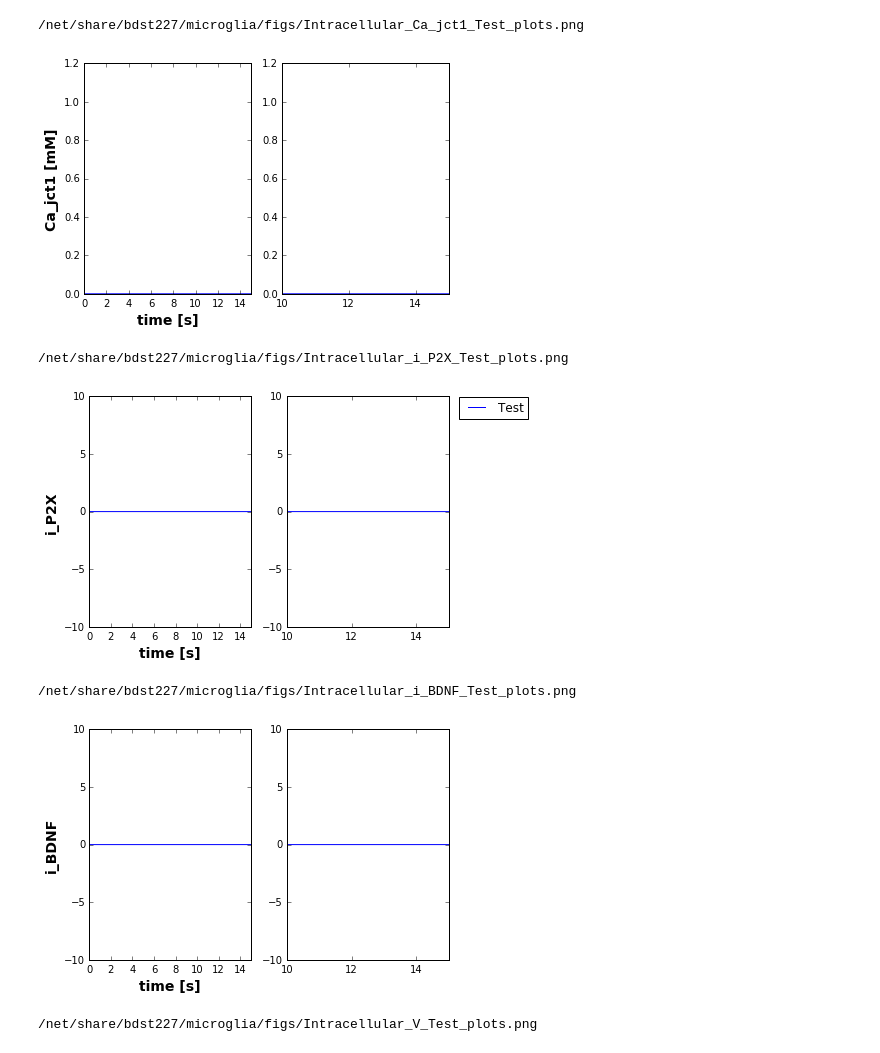
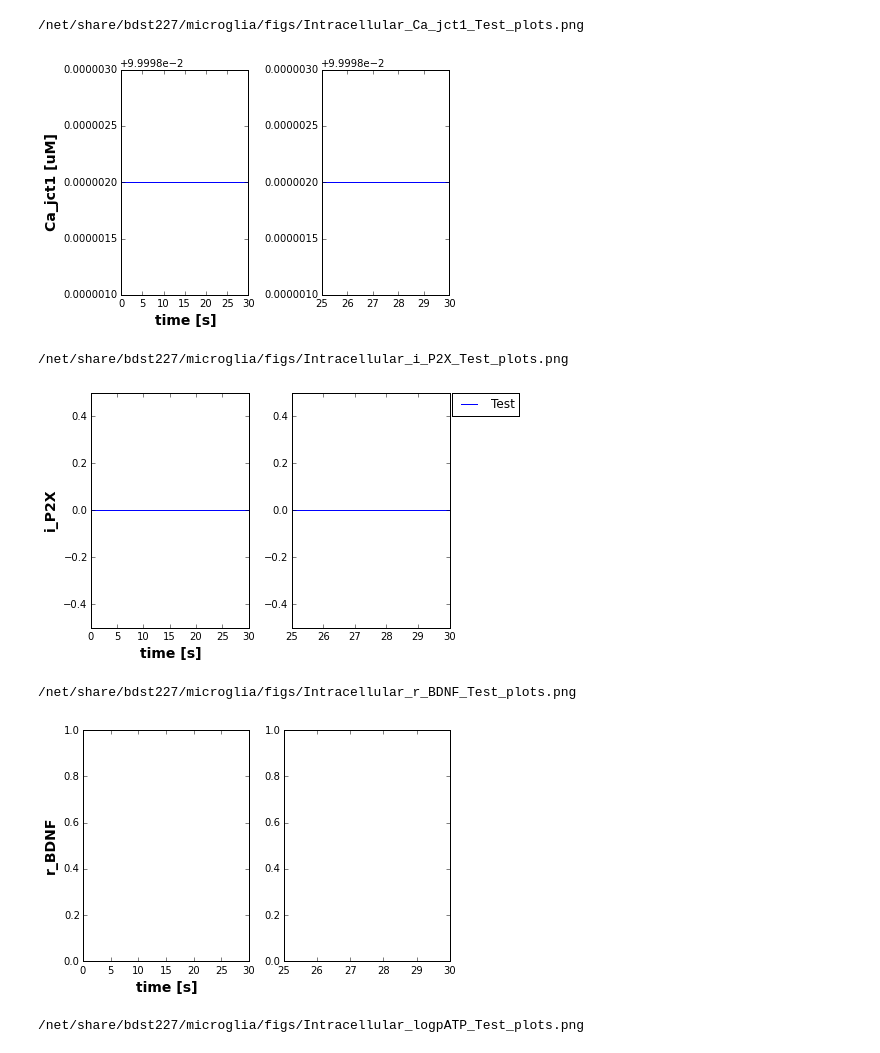
Before and after one commit to huskeypm/microglia, a Jupyter notebook: microgliaModel_daisychain.ipynb, the cells around one changed output. Drawn from its saved outputs; the diff is of its cells as text; code cells hidden in the pictures.

Commit message:
Various starting points of the ODE model.

```diff
--- a/microgliaModel_daisychain.ipynb
+++ b/microgliaModel_daisychain.ipynb
@@ -39,0 +108,12 @@ Reading /home/AD/bdst227/ipython/ipython-notebooks/microglia/test_cat.pkl
+# %%
+root = "/net/share/bdst227/microglia/microglia_Simulations_Data/"
+doReload=True
+
+if doReload:
+
+    caseTest = empty()
+    cases["Test"] = caseTest
+    caseTest.caseName = "test_Starting_point_1_cat"
+    caseTest.name = root+caseTest.caseName+".pkl"
+
+ao.LoadPickles(cases,noOverwrite=True)
@@ -39,0 +212,19 @@ Reading /home/AD/bdst227/ipython/ipython-notebooks/microglia/test_cat.pkl
+# %%
+states = ["logpATP","Ca_jct1","i_P2X","r_BDNF"]
+datas = [caseTest.data,caseTest2.data,caseTest3.data]
+colors = ["b","k","r"]
+xlabel = "time [s]"
+ylabels = ["logpATP [M]","Ca_jct1 [uM]","i_P2X [pA/pF]","r_BDNF"]
+legends = ["Test","Test2","Test3"]
+time_range = [25.0e3,30.0e3]
+time_range_array = np.asarray(time_range)
+Full_image_xlim = [0,30]
+Zoomed_image_xlim = time_range_array * ms_to_s
+unit_scalers = [[1.0],[1.0e3],[1.0e3],[1.0e3]]
+plots_ylim = [[-6.5,-2.5],[-10.0,300.0],[-1.2,0.1],[-0.2,1.0]]
+legendPlacer = "Ca_jct1"
+legendMover1 = 2.75
+legendMover2 = 1.025
+for i,state in enumerate(states):
+    ao.Plot_Pickle_Data(rootOutput,datas,state,colors,xlabel,ylabels[i],Full_image_xlim,Zoomed_image_xlim,
+                        plots_ylim[i],unit_scalers[i],legends,legendMover1,legendMover2,legendPlacer)
@@ -40,27 +240,27 @@ Reading /home/AD/bdst227/ipython/ipython-notebooks/microglia/test_cat.pkl
 # %%
-states = ["Ca_jct1","i_P2X","i_BDNF","V"]
+states = ["Ca_jct1","i_P2X","r_BDNF","logpATP"]
 datas = [caseTest.data]
-colors = ["b","b--","k","k--"]
+colors = ["b","k"]
 xlabel = "time [s]"
-ylabels = ["Ca_jct1 [mM]","i_P2X","i_BDNF","V [mV]"]
+ylabels = ["Ca_jct1 [uM]","i_P2X","r_BDNF","logpATP"]
 legends = ["Test"]
-time_range = [10.0e3,15.0e3]
+time_range = [25.0e3,30.0e3]
 time_range_array = np.asarray(time_range)
-Full_image_xlim = [0,15]
+Full_image_xlim = [0,30]
 Zoomed_image_xlim = time_range_array * ms_to_s
-unit_scalers = [[1.0],[1.0],[1.0],[1.0],[1.0]]
-plots_ylim = [[0,1.2],[-10,10],[-10,10],[-90,30]]
+unit_scalers = [[1.0e3],[1.0e3],[1.0e3],[1.0]]
+plots_ylim = [[0.099999,0.100001],[-0.5,0.5],[0.0,1.0],[-7.0,-3.0]]
 legendPlacer = "i_P2X"
 legendMover1 = 2.75
 legendMover2 = 1.025
 for i,state in enumerate(states):
     ao.Plot_Pickle_Data(rootOutput,datas,state,colors,xlabel,ylabels[i],Full_image_xlim,Zoomed_image_xlim,
                      plots_ylim[i],unit_scalers[i],legends,time_range_array,legendMover1,legendMover2,legendPlacer)
 # %% [output]
 /net/share/bdst227/microglia/figs/Intracellular_Ca_jct1_Test_plots.png
-[figure, old version]
+[figure, new version]
 /net/share/bdst227/microglia/figs/Intracellular_i_P2X_Test_plots.png
-[figure, old version]
+[figure, new version]
-/net/share/bdst227/microglia/figs/Intracellular_i_BDNF_Test_plots.png
+/net/share/bdst227/microglia/figs/Intracellular_r_BDNF_Test_plots.png
-[figure, old version]
+[figure, new version]
-/net/share/bdst227/microglia/figs/Intracellular_V_Test_plots.png
+/net/share/bdst227/microglia/figs/Intracellular_logpATP_Test_plots.png
```
Also changed, not shown: parts of 14 cells of this notebook, 4 other files.
